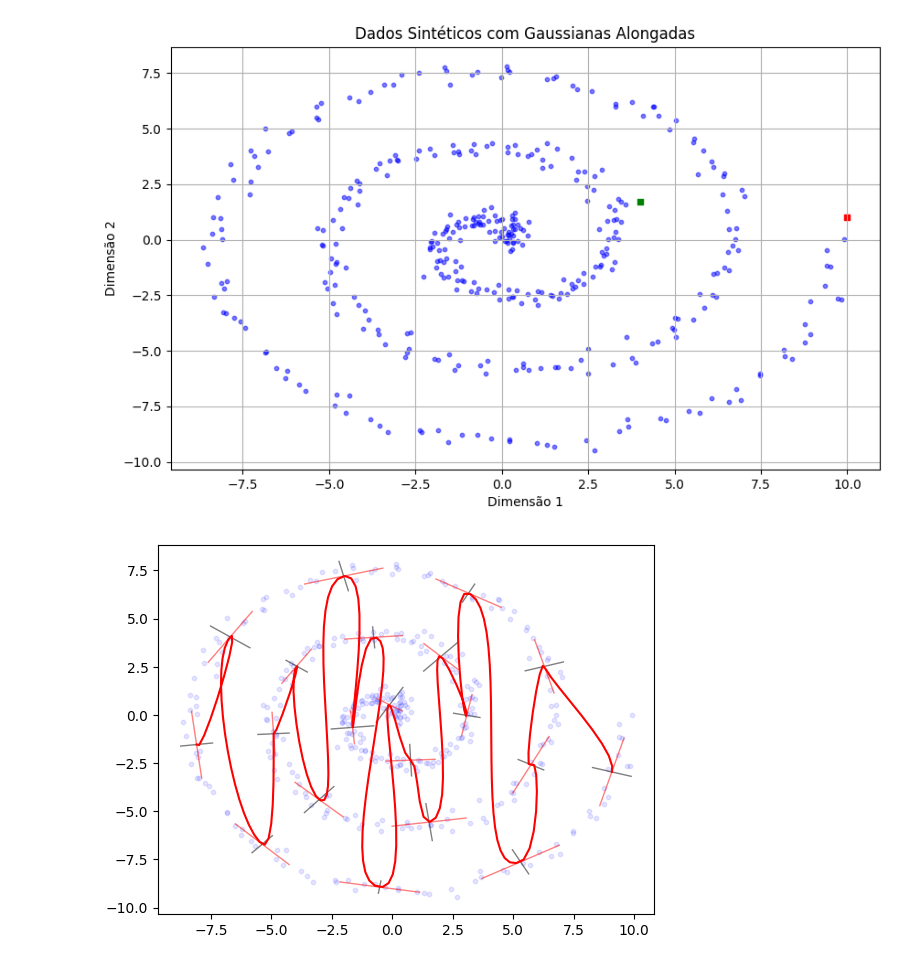
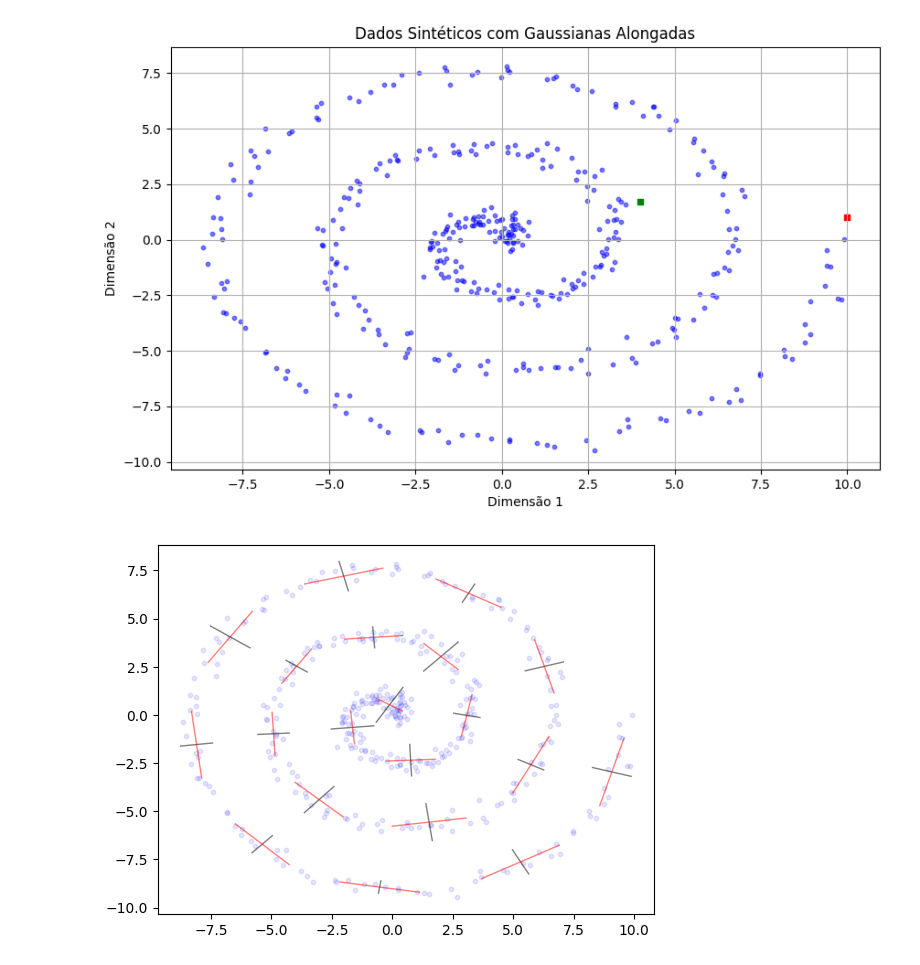
Before and after one commit to GabrielPaliari/k_principal_gaussians, a Jupyter notebook: notebooks/k_cyllinders.ipynb, the cells around one changed output. Drawn from its saved outputs; the diff is of its cells as text; code cells hidden in the pictures.

```diff
--- a/notebooks/k_cyllinders.ipynb
+++ b/notebooks/k_cyllinders.ipynb
@@ -192,35 +192,34 @@ for i, ellipse in enumerate(ellipses):
     scaled_direction_seg = curve[i]['scaled_direction']
 
     # Create ellipse vertices
     seg_points = np.array([
         center_seg + scaled_direction_seg,
         center_seg - scaled_direction_seg
     ])
     points[i] = center_seg
     tangents[i] = seg_points[1] - seg_points[0]
     # Plot the ellipse
     plt.plot(ellipse_points[:, 0], ellipse_points[:, 1], color='black', lw=1, alpha=0.5)
     plt.plot(seg_points[:, 0], seg_points[:, 1], color='red', lw=1, alpha=0.5)
 
 resolution = 0.2
 points = np.asarray(points)
-tangents = np.asarray(tangents)
 
 # Interpolate with different tangent lengths, but equal direction.
 scale = 1/K*3
-tangents1 = np.dot(tangents, scale*np.eye(2))
+tangents = np.dot(np.asarray(tangents), scale*np.eye(2))
 
-samples = sampleCubicSplinesWithDerivative(points, tangents1, resolution)
+samples = sampleCubicSplinesWithDerivative(points, tangents, resolution)
 M = 200
 t = np.linspace(0, len(samples[:,0]), M)
 x = np.interp(t, np.arange(len(samples[:,0])), samples[:,0])
 y = np.interp(t, np.arange(len(samples[:,1])), samples[:,1])
 
 plt.scatter(data_with_noise[:, 0], data_with_noise[:, 1], s=10, alpha=0.1, c='blue')
-plt.plot(x, y, label='samples1', color='red')
+# plt.plot(x, y, label='samples1', color='red')
 
 
 
 plt.show()
 # %% [output]
-[figure, old version]
+[figure, new version]
```
Also changed, not shown: parts of 1 cell of this notebook.
